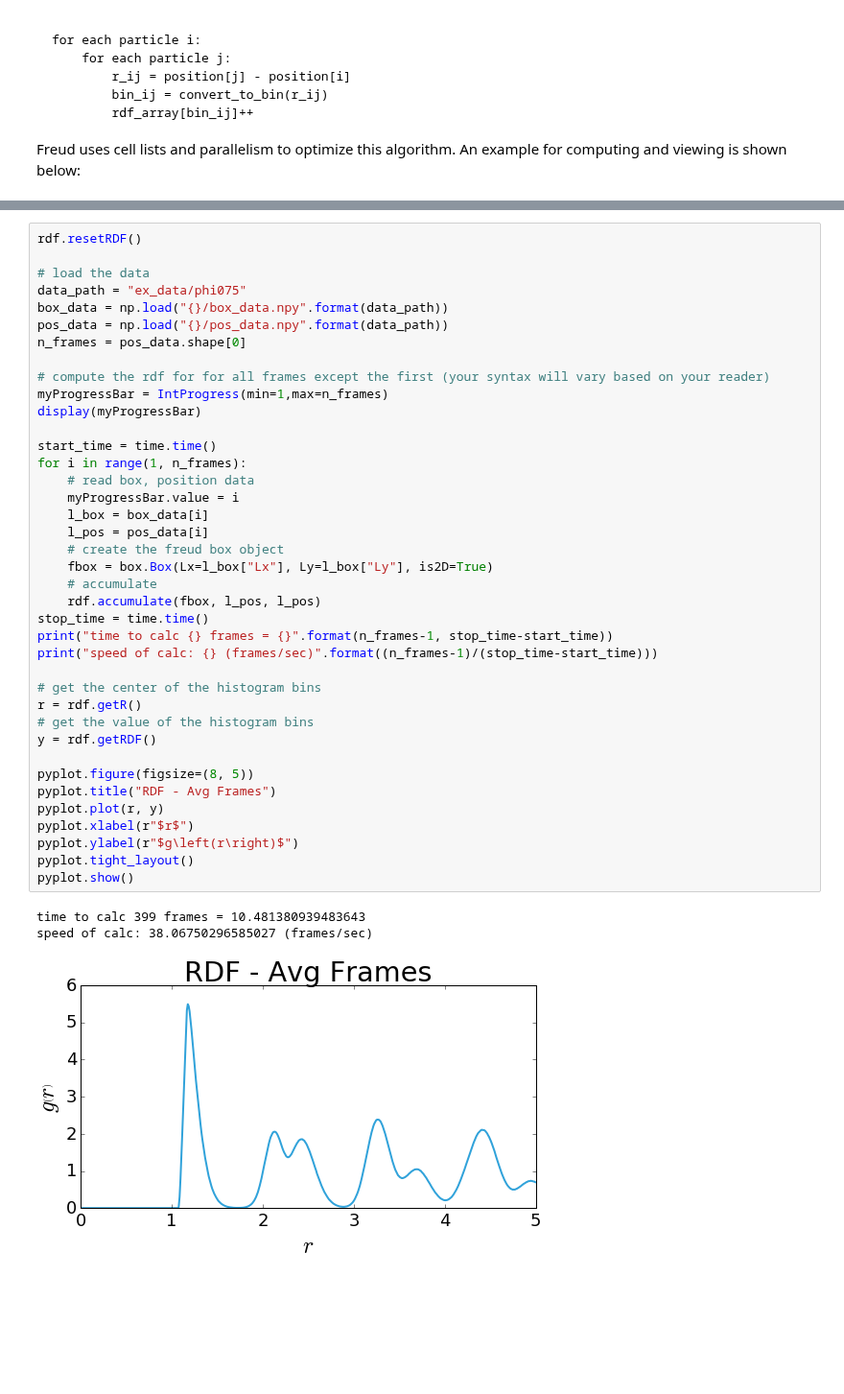
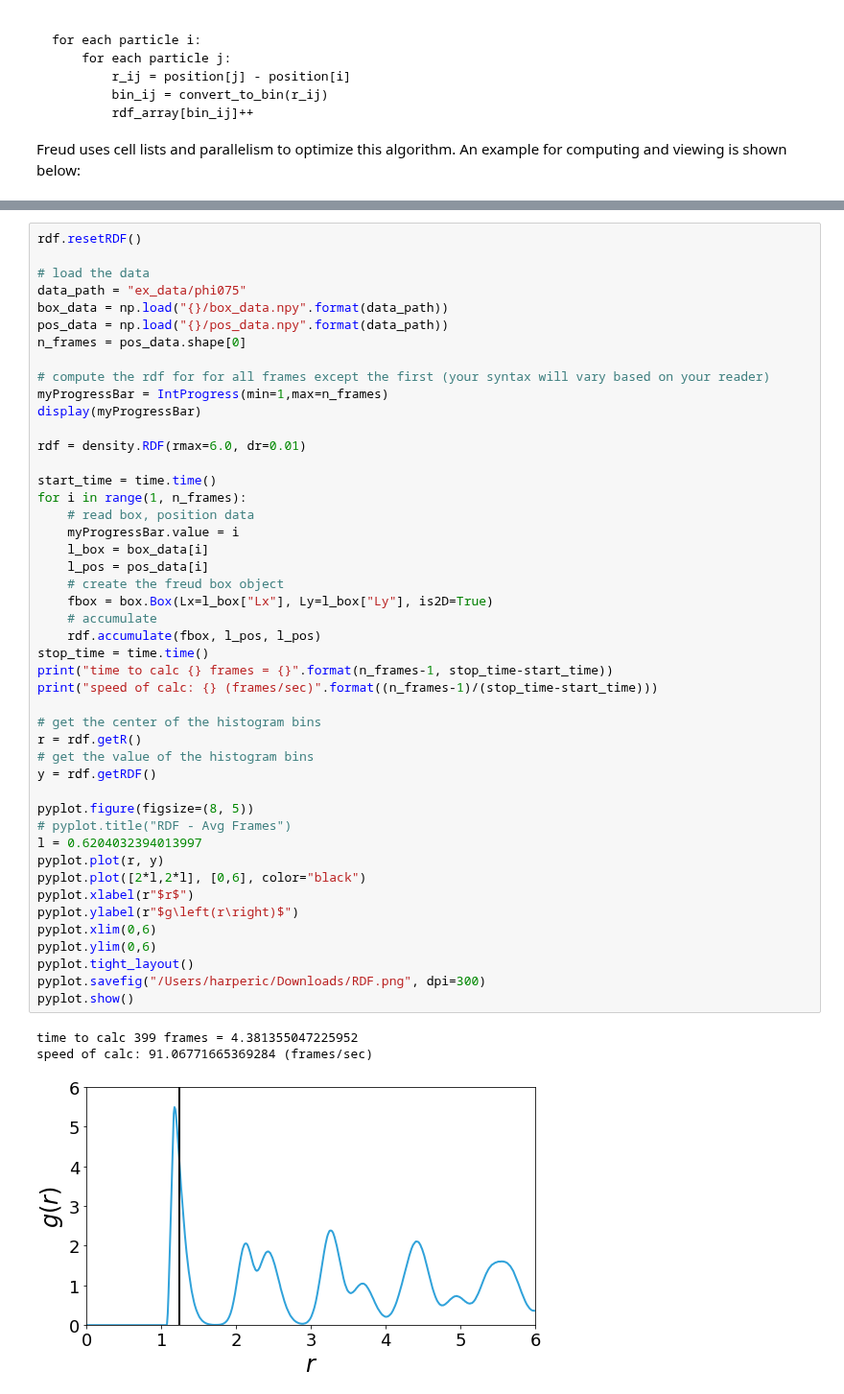
Before and after one commit to glotzerlab/freud-examples, a Jupyter notebook: AIChE RDF.ipynb, the cells around one changed output, grey strips where cells are left out. Shown at 96% size. Drawn from its saved outputs; the diff is of its cells as text; blank space fills up the shorter version.

```diff
--- a/AIChE RDF.ipynb
+++ b/AIChE RDF.ipynb
@@ -136,34 +136,41 @@ n_frames = pos_data.shape[0]
 # compute the rdf for for all frames except the first (your syntax will vary based on your reader)
 myProgressBar = IntProgress(min=1,max=n_frames)
 display(myProgressBar)
+
+rdf = density.RDF(rmax=6.0, dr=0.01)
 
 start_time = time.time()
 for i in range(1, n_frames):
     # read box, position data
     myProgressBar.value = i
     l_box = box_data[i]
     l_pos = pos_data[i]
     # create the freud box object
     fbox = box.Box(Lx=l_box["Lx"], Ly=l_box["Ly"], is2D=True)
     # accumulate
     rdf.accumulate(fbox, l_pos, l_pos)
 stop_time = time.time()
 print("time to calc {} frames = {}".format(n_frames-1, stop_time-start_time))
 print("speed of calc: {} (frames/sec)".format((n_frames-1)/(stop_time-start_time)))
 
 # get the center of the histogram bins
 r = rdf.getR()
 # get the value of the histogram bins
 y = rdf.getRDF()
 
 pyplot.figure(figsize=(8, 5))
-pyplot.title("RDF - Avg Frames")
+# pyplot.title("RDF - Avg Frames")
+l = 0.6204032394013997
 pyplot.plot(r, y)
+pyplot.plot([2*l,2*l], [0,6], color="black")
 pyplot.xlabel(r"$r$")
 pyplot.ylabel(r"$g\left(r\right)$")
+pyplot.xlim(0,6)
+pyplot.ylim(0,6)
 pyplot.tight_layout()
+pyplot.savefig("/Users/harperic/Downloads/RDF.png", dpi=300)
 pyplot.show()
 # %% [output]
-time to calc 399 frames = 10.481380939483643
-speed of calc: 38.06750296585027 (frames/sec)
+time to calc 399 frames = 4.381355047225952
+speed of calc: 91.06771665369284 (frames/sec)
-[figure, old version]
+[figure, new version]
```
Also changed, not shown: parts of 4 cells of this notebook, 2 other files.
